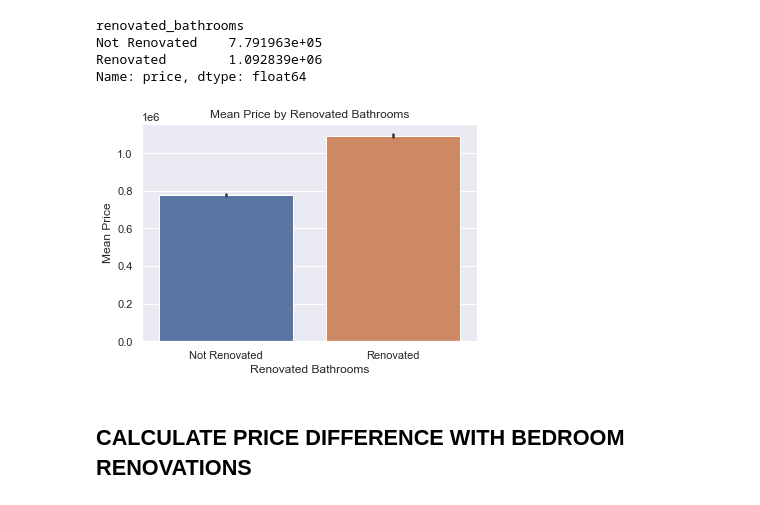
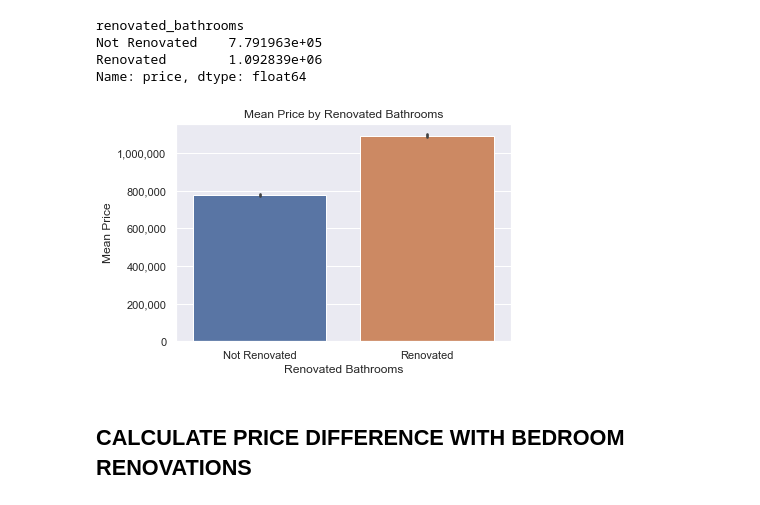
Before and after one commit to russelltblanch1993/PSRproject2, a Jupyter notebook: sean_notebook.ipynb, the cells around one changed output. Saved outputs shown, nothing was run; the diff lists cells and outputs as text; code cells hidden in the pictures.

Commit message:
commit for feb16, changed graphs

```diff
--- a/sean_notebook.ipynb
+++ b/sean_notebook.ipynb
@@ -521,17 +557,39 @@ Renovated        1.092839e+06
 Name: price, dtype: float64
 # %%
 # Create a scatter plot
+#sns.barplot(data=df_model_iqr_bath, x='renovated_bathrooms', y='price',hue_order=['Renovated', 'Not Renovated'])
+
+# Set the plot labels and title
+#plt.xlabel('Renovated Bathrooms')
+#plt.ylabel('Mean Price')
+#plt.title('Mean Price by Renovated Bathrooms')
+# Show the plot
+#plt.show()
+
+
+import matplotlib.ticker as ticker
+
+# Define the formatter function
+def format_price(x, pos):
+    return '{:,.0f}'.format(x)
+
+# Create the scatter plot
 sns.barplot(data=df_model_iqr_bath, x='renovated_bathrooms', y='price',hue_order=['Renovated', 'Not Renovated'])
 
 # Set the plot labels and title
 plt.xlabel('Renovated Bathrooms')
 plt.ylabel('Mean Price')
 plt.title('Mean Price by Renovated Bathrooms')
+plt.ticklabel_format(style='plain', axis='y')
+
+# Format the y-axis tick labels with commas as thousand separators
+formatter = ticker.FuncFormatter(format_price)
+plt.gca().yaxis.set_major_formatter(formatter)
 
 # Show the plot
 plt.show()
 # %% [output]
-[figure, old version]
+[figure, new version]
 # %% [markdown]
 ## CALCULATE PRICE DIFFERENCE WITH BEDROOM RENOVATIONS
 # %%
```
Also changed, not shown: parts of 7 cells of this notebook.
